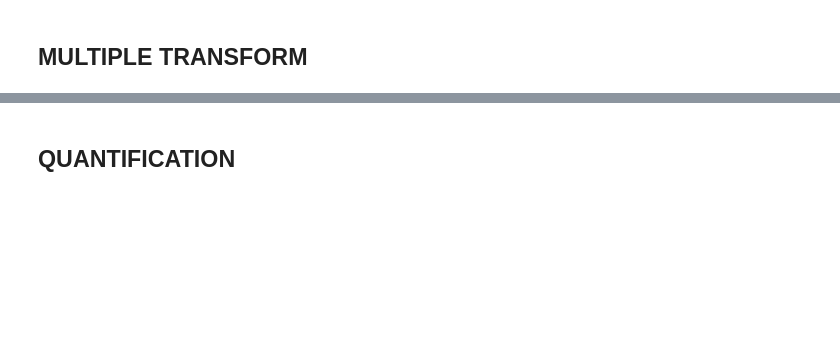
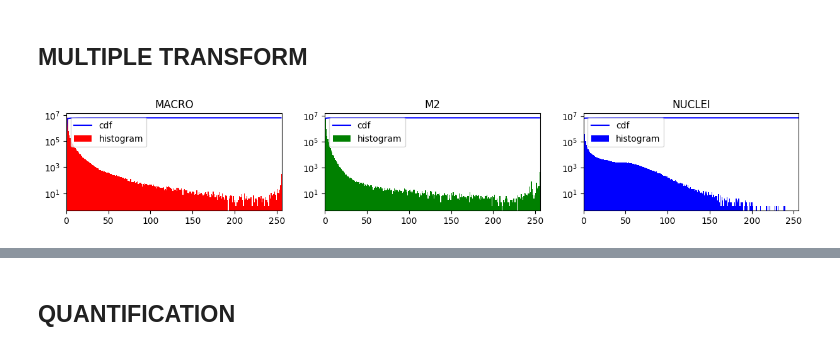
Before and after one commit to edoborgiani/napari_env-2D_fluo_segmentation, a Jupyter notebook: Fluo_2D_image_processor.ipynb, the cells around one changed output, grey strips where cells are left out. Drawn from its saved outputs; the diff is of its cells as text; code cells hidden in the pictures; blank space fills up the shorter version.

```diff
--- a/Fluo_2D_image_processor.ipynb
+++ b/Fluo_2D_image_processor.ipynb
@@ -160,8 +114,7 @@ def merge_touching_labels(label_matrix):
 ## File upload
 # %%
 # Load TIFF file and extract image data
-tiff_file='PRO_EB_009_LD_2D.tif'
-meta=AICSImage(tiff_file)
-
+tiff_file = 'PRO_EB-008_2D_M2_5.tif'
+meta = AICSImage(tiff_file)
 img = meta.get_image_data("XYZ", T=0)
-print(img.shape)
+print("Image shape:", img.shape)
@@ -174,9 +131,10 @@ print([r_X,r_Y])
 ### Information about the staining
 # %%
 # Define stain dictionary: mapping condition to marker and color
-stain_dict={
-    'DEAD':['EthD','Red'],
-    'ALIVE':['Calcein AM','Green']
+stain_dict = {
+    'MACRO': ['F4_80', 'Red'],
+    'M2': ['CD206', 'Green'],
+    'NUCLEI': ['DAPI', 'Blue']
 }
 # %%
 # Convert all keys and values in stain_dict to uppercase for consistency
@@ -271,12 +220,14 @@ stain_complete_df
 ## MULTIPLE TRANSFORM
 # %%
 # Load image and initialize transformation variables
-im_in=meta.get_image_data("XYZ", C=0, S=0, T=0)
-im_in=(im_in/256.0).astype('uint8')
-im_original=im_in.copy()
-im_out=im_in.copy()
-im_trans=im_out.copy()
+im_in = meta.get_image_data("XYZ", C=0, S=0, T=0)
+im_in = (im_in / 256.0).astype('uint8')
+im_original = im_in.copy()
+im_out = im_original.copy()
+im_trans = im_out.copy()
 
 # Plot histogram for each channel
-hist_plot(im_out,stain_complete_df)
+hist_plot(im_out, stain_complete_df)
+# %% [output]
+[figure, added]
 # %%
```
Also changed, not shown: parts of 26 cells of this notebook.
